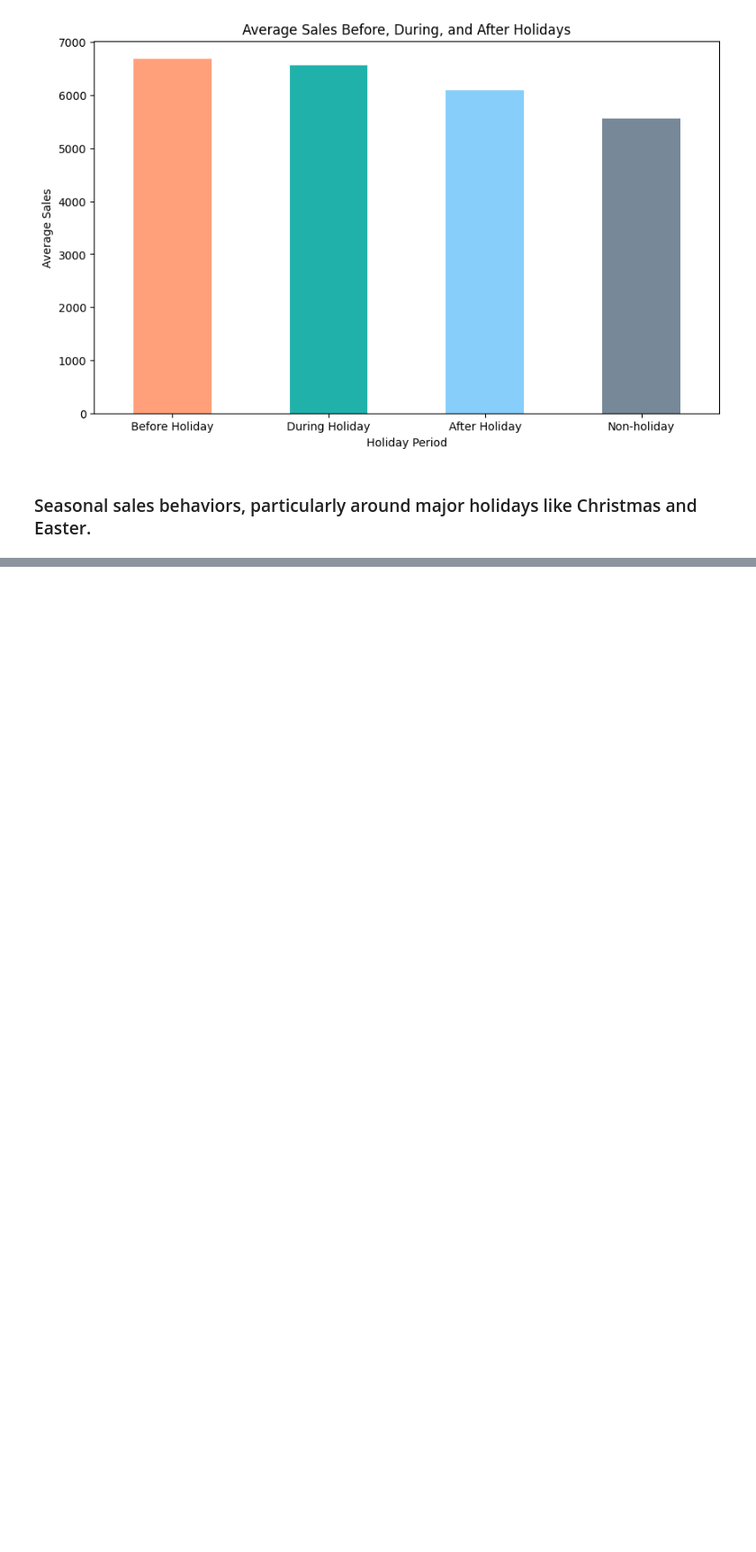
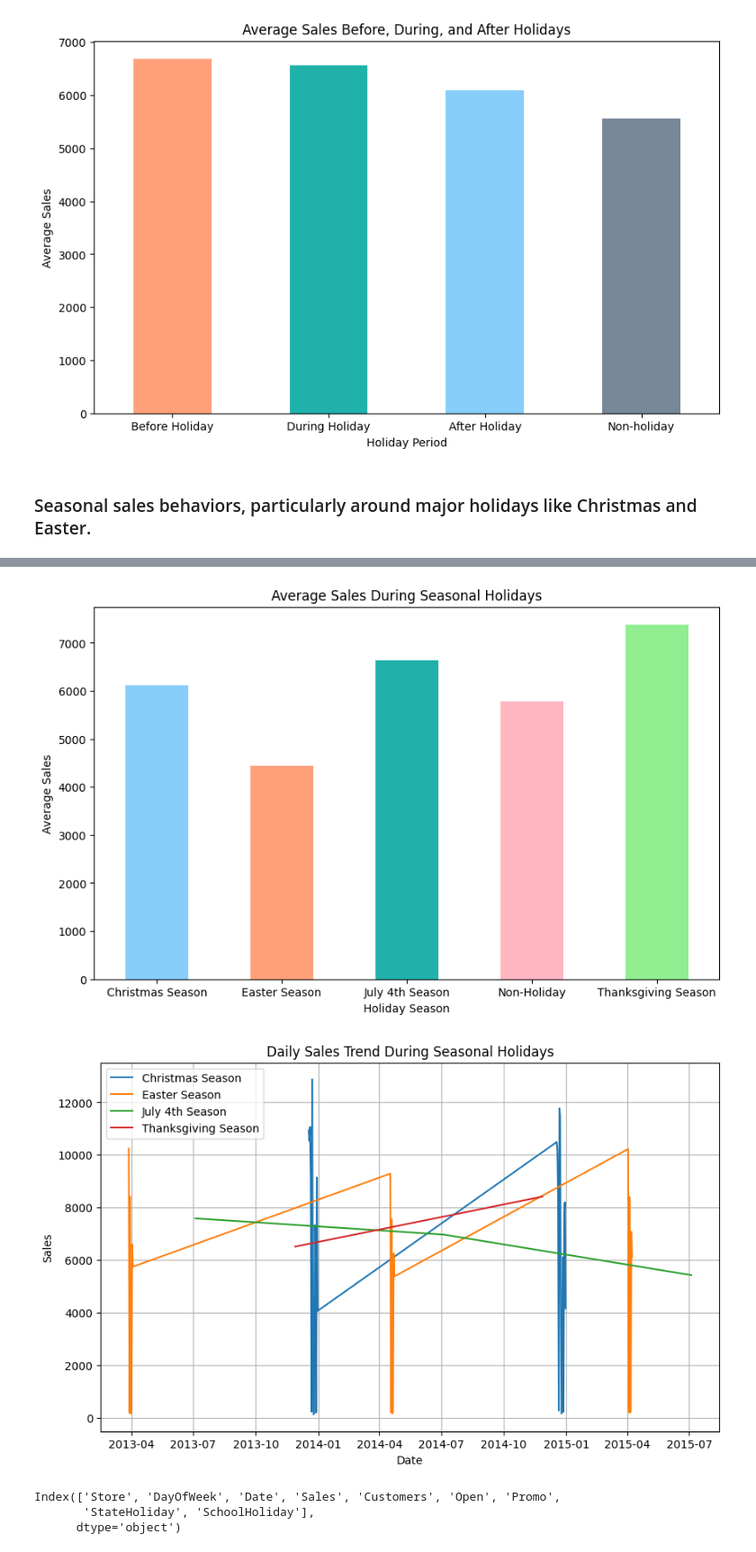
Before and after one commit to wolderufael/Rossmann_Store_Sales_Prediction, a Jupyter notebook: notebook/EDA.ipynb, the cells around one changed output, grey strips where cells are left out. Shown at 90% size. Drawn from its saved outputs; the diff is of its cells as text; code cells hidden in the pictures; blank space fills up the shorter version.

Commit message:
seasonal sales

```diff
--- a/notebook/EDA.ipynb
+++ b/notebook/EDA.ipynb
@@ -64,3 +64,6 @@ analyzer.compare_sales_holiday_periods(train_df)
 [figure]
 # %% [markdown]
 ### Seasonal sales behaviors, particularly around major holidays like Christmas and Easter.
+# %%
+analyzer.analyze_seasonal_sales(train_df)
+# %% [output]
@@ -66,0 +71,8 @@ analyzer.compare_sales_holiday_periods(train_df)
+[figure, added]
+[figure, added]
+# %%
+train_df.columns
+# %% [output]
+Index(['Store', 'DayOfWeek', 'Date', 'Sales', 'Customers', 'Open', 'Promo',
+       'StateHoliday', 'SchoolHoliday'],
+      dtype='object')
```
Also changed, not shown: parts of 5 cells of this notebook, 1 other file.
